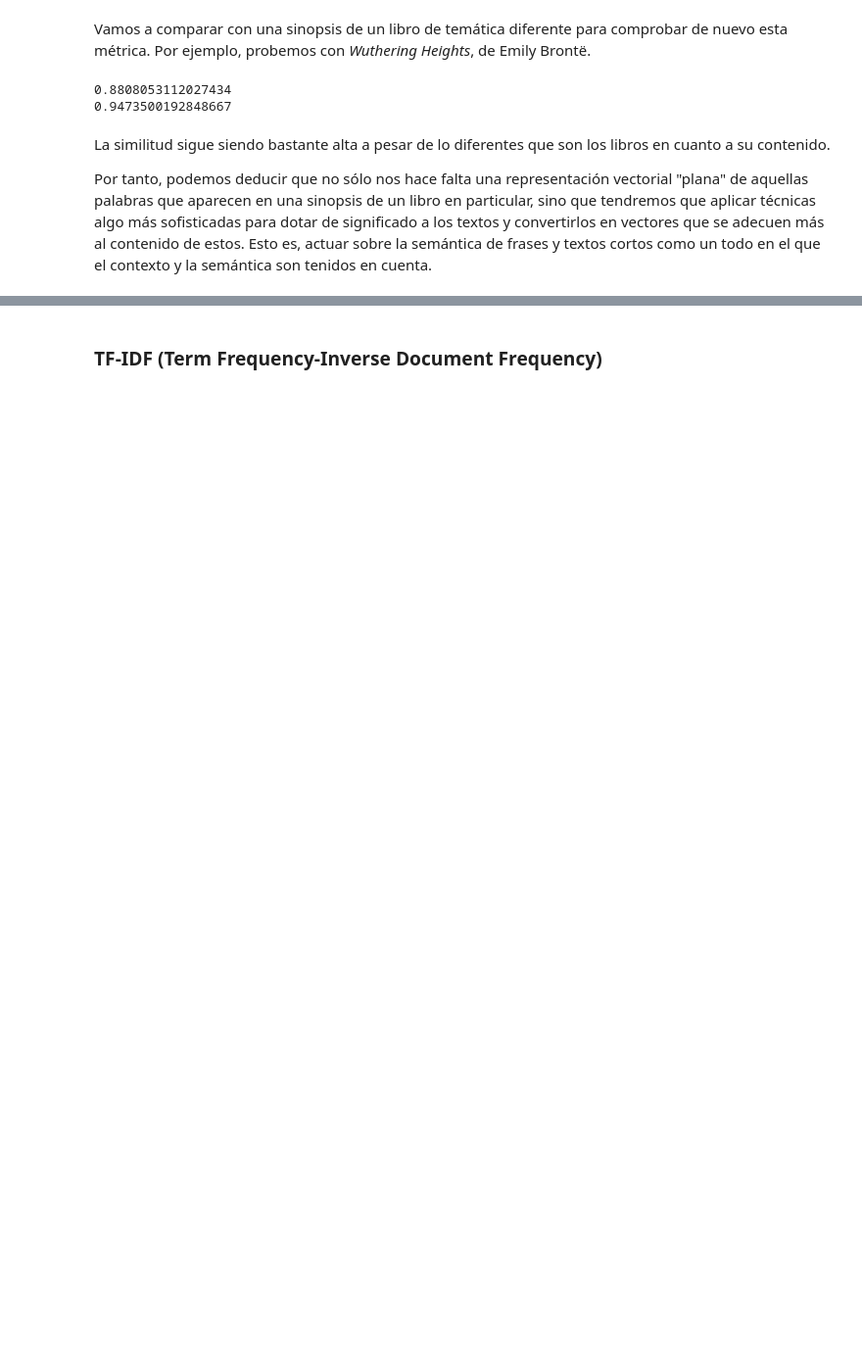
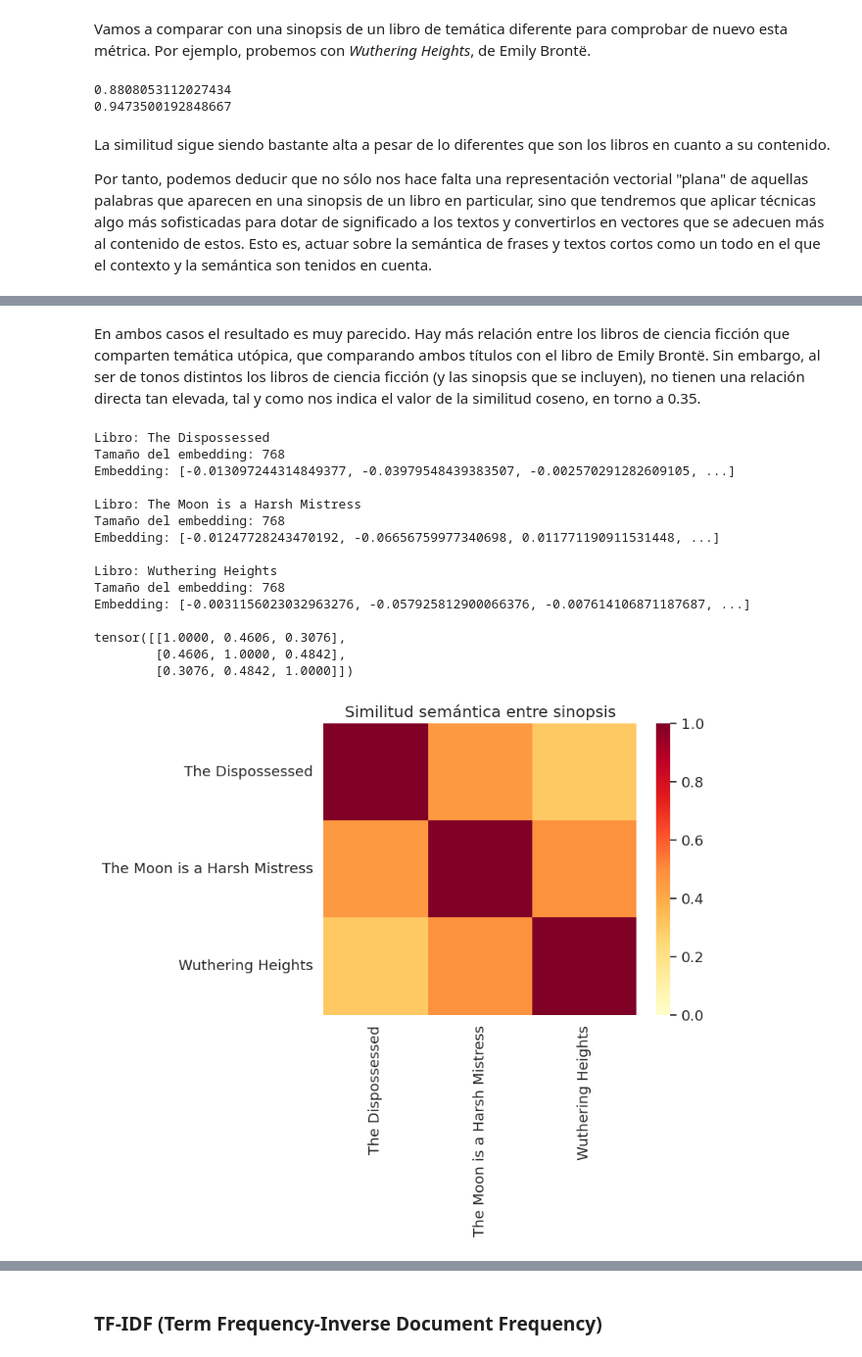
Before and after one commit to mrrodero/XBRecs, a Jupyter notebook: nlp_descriptions.ipynb, the cells around one changed output, grey strips where cells are left out. Shown at 98% size. Drawn from its saved outputs; the diff is of its cells as text; code cells hidden in the pictures; blank space fills up the shorter version.

```diff
--- a/nlp_descriptions.ipynb
+++ b/nlp_descriptions.ipynb
@@ -171,0 +207,34 @@ bert_model = SentenceTransformer('all-mpnet-base-v2')
+# %% [markdown]
+En ambos casos el resultado es muy parecido. Hay más relación entre los libros de ciencia ficción que comparten temática utópica, que comparando ambos títulos con el libro de Emily Brontë. Sin embargo, al ser de tonos distintos los libros de ciencia ficción (y las sinopsis que se incluyen), no tienen una relación directa tan elevada, tal y como nos indica el valor de la similitud coseno, en torno a 0.35.
+# %%
+"""
+Segundo modelo más potente
+768 dimensiones, embeddings normalizados
+"""
+bert_model = SentenceTransformer('all-distilroberta-v1')
+
+# Codificamos las sinopsis en vectores (embeddings en un único tensor)
+encoded_book_summaries = bert_model.encode(book_summaries, convert_to_tensor=True)
+
+# Representación de los embeddings
+pretty_print_embeddings(encoded_book_summaries, titles)
+
+# Se usa producto escalar al estar los embeddings normalizados
+plot_similarity(encoded_book_summaries.detach().cpu(), titles, 90, util.dot_score)
+# %% [output]
+Libro: The Dispossessed
+Tamaño del embedding: 768
+Embedding: [-0.013097244314849377, -0.03979548439383507, -0.002570291282609105, ...]
+
+Libro: The Moon is a Harsh Mistress
+Tamaño del embedding: 768
+Embedding: [-0.01247728243470192, -0.06656759977340698, 0.011771190911531448, ...]
+
+Libro: Wuthering Heights
+Tamaño del embedding: 768
+Embedding: [-0.0031156023032963276, -0.057925812900066376, -0.007614106871187687, ...]
+
+tensor([[1.0000, 0.4606, 0.3076],
+        [0.4606, 1.0000, 0.4842],
+        [0.3076, 0.4842, 1.0000]])
+[figure, added]
```
Also changed, not shown: parts of 29 cells of this notebook.
